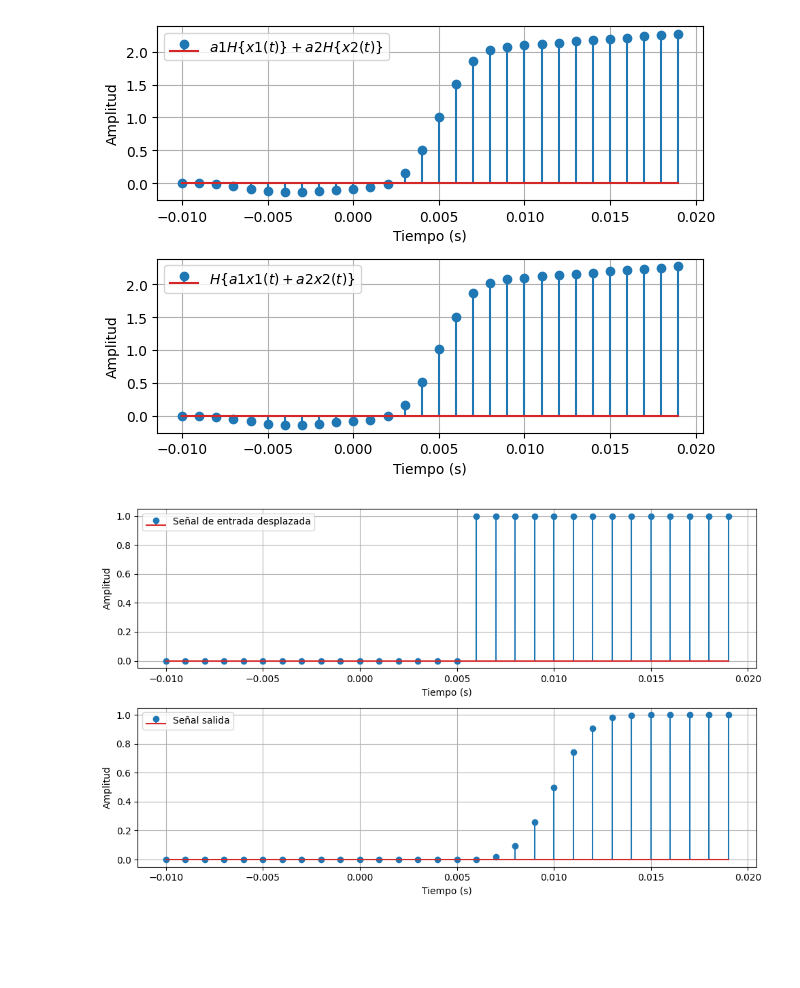
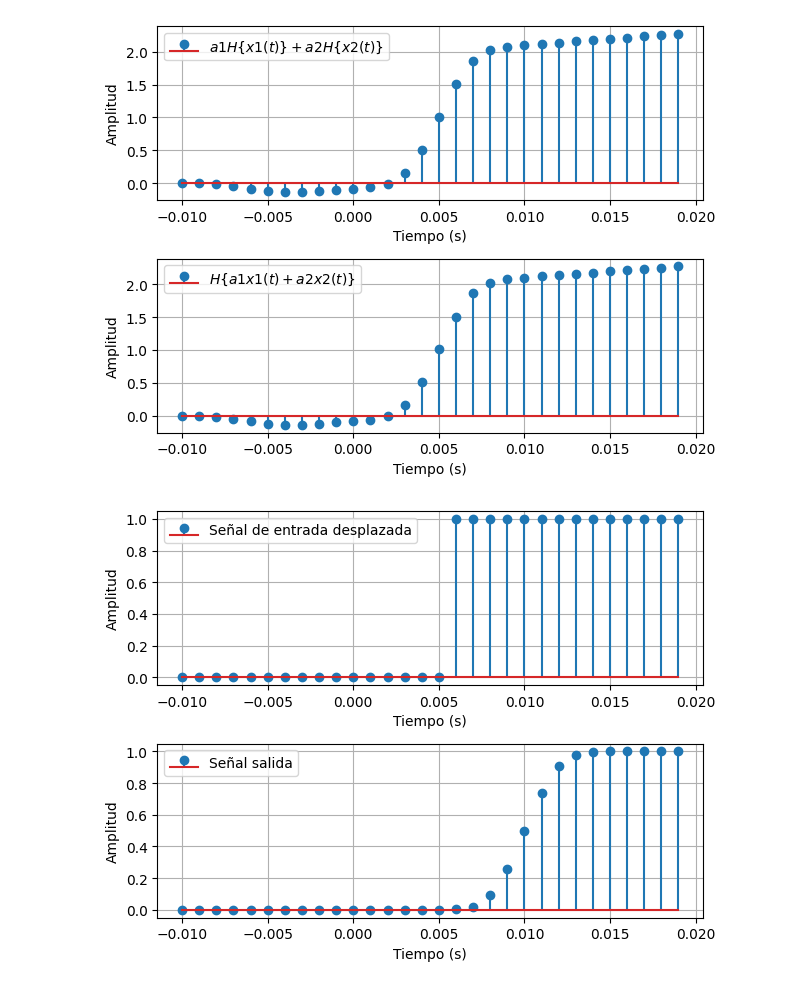
Before and after one commit to smarulandas/samuel-Marualanda, a Jupyter notebook: SOLUCION_PRIMER_PARCIAL_2024-II-S&S.ipynb, the cells around one changed output. Drawn from its saved outputs; the diff is of its cells as text; code cells hidden in the pictures; blank space fills up the shorter version.

```diff
--- a/SOLUCION_PRIMER_PARCIAL_2024-II-S&S.ipynb
+++ b/SOLUCION_PRIMER_PARCIAL_2024-II-S&S.ipynb
@@ -278,28 +278,26 @@ plt.show()
 # %%
 #Invariancia en el tiempo
 
 fs = my_system.fs #frecuencia de muestreo
-t = np.arange(-0.01, 0.02, 1/fs)  # Tiempo
-to = 0.0050
-signal_u = np.heaviside(t-to,1) # función heaviside
-y_u = my_system.predict(signal_u)
+t = np.arange(-0.01, 0.02, 1/fs)  #Tiempo
+to = 0.0050 #desplazamiento
+signal_u_three = np.heaviside(t-to,1) #función heaviside desplazada
+y_u_three = my_system.predict(signal_u_three) #respuesta al desplazamiento
 
+#Visualización de las señales
 
-
-# Visualización de las señales
-
-fig, axs = plt.subplots(2,1, figsize=(10, 6))
-axs[0].stem(t, signal_u, label='Señal de entrada desplazada')
+fig, axs = plt.subplots(2,1)
+axs[0].stem(t, signal_u_three, label='Señal de entrada desplazada')
 axs[0].set_xlabel('Tiempo (s)')
 axs[0].set_ylabel('Amplitud')
 axs[0].legend()
 axs[0].grid()
-axs[1].stem(t,y_u, label='Señal salida')
+axs[1].stem(t,y_u_three, label='Señal salida')
 axs[1].set_xlabel('Tiempo (s)')
 axs[1].set_ylabel('Amplitud')
 axs[1].legend()
 axs[1].grid()
 plt.tight_layout()
 plt.show()
 # %% [output]
-[figure, old version]
+[figure, new version]
```
Also changed, not shown: parts of 9 cells of this notebook.
